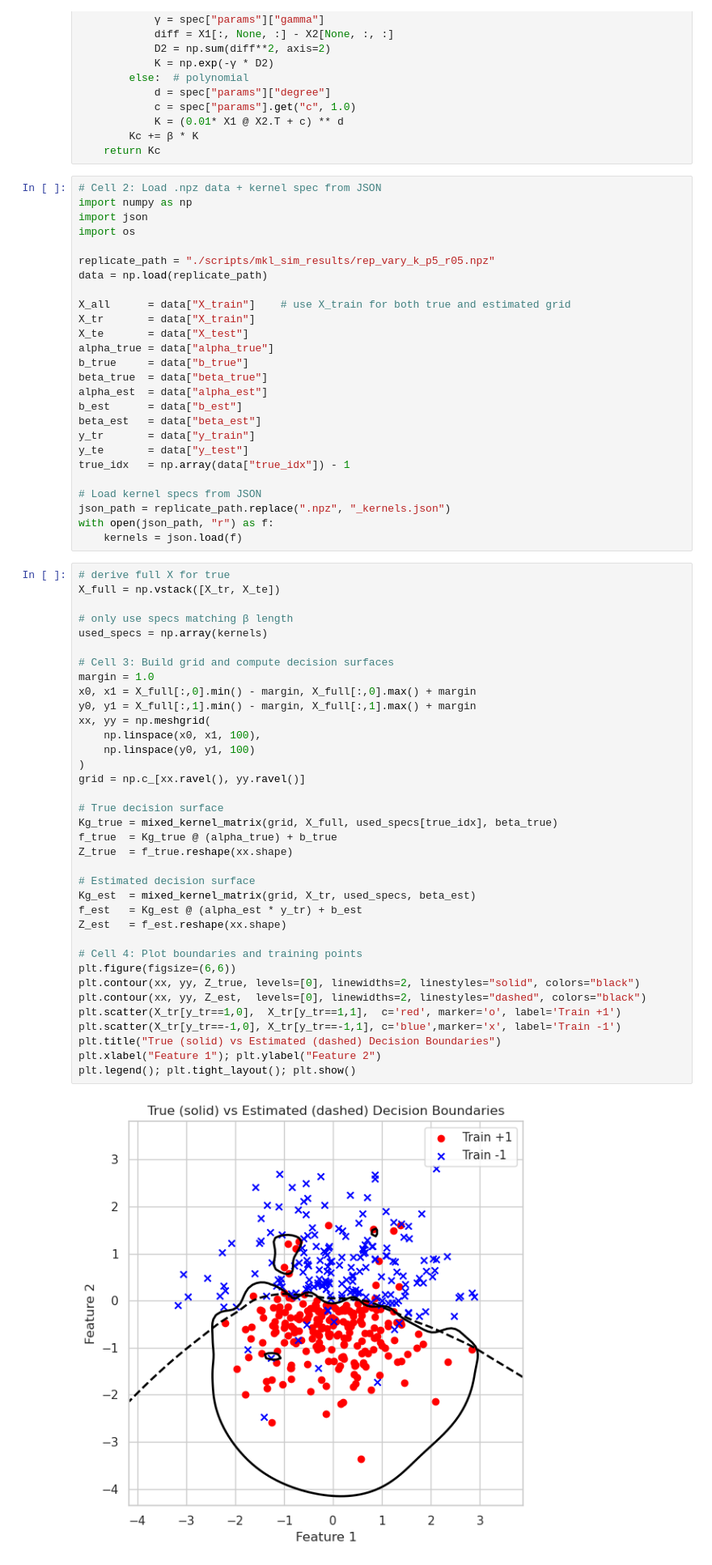
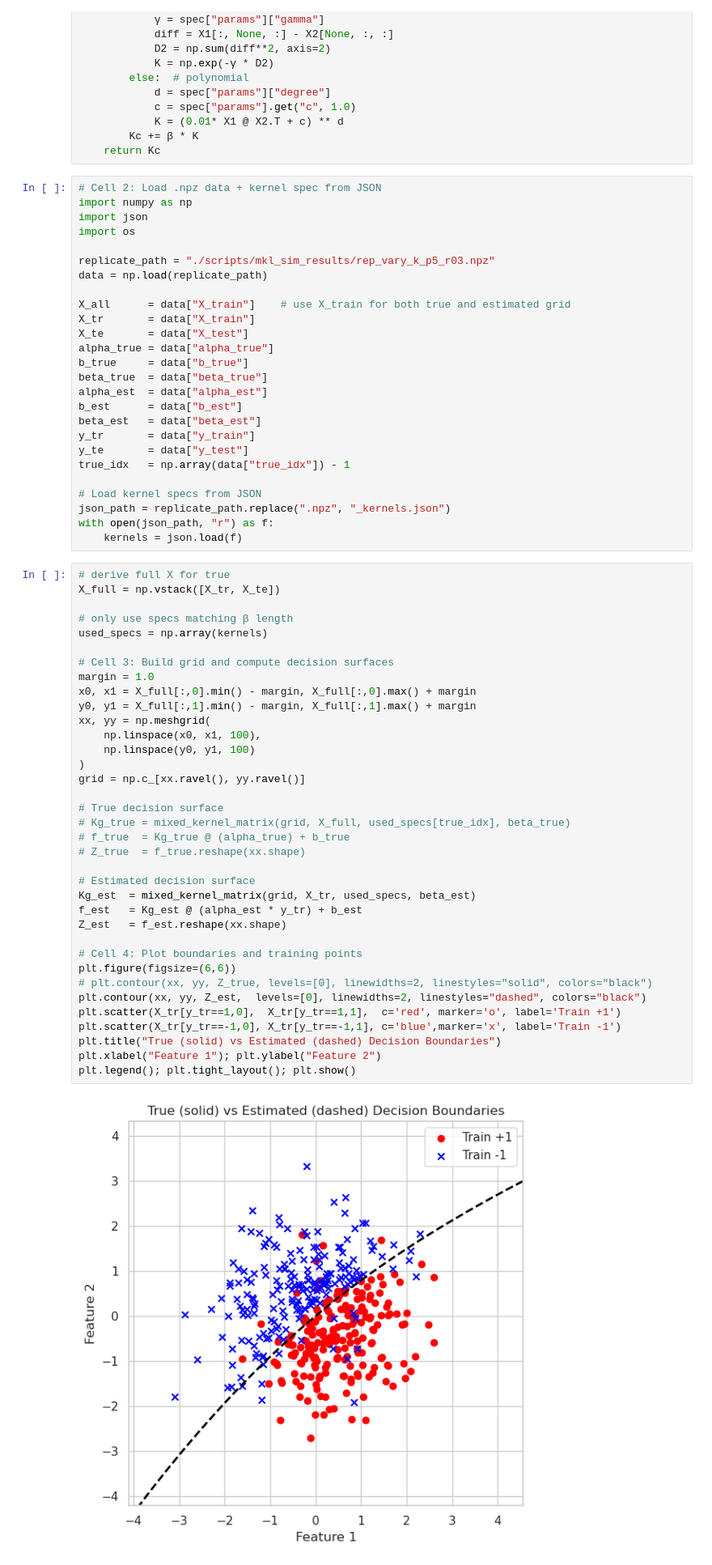
Before and after one commit to iglesiascaio/SparseMKL, a Jupyter notebook: notebooks/analyse_results_synthetic.ipynb, the cells around one changed output. Shown at 81% size. Saved outputs shown, nothing was run; the diff lists cells and outputs as text.

```diff
--- a/notebooks/analyse_results_synthetic.ipynb
+++ b/notebooks/analyse_results_synthetic.ipynb
@@ -225,7 +269,7 @@ import numpy as np
 import json
 import os
 
-replicate_path = "./scripts/mkl_sim_results/rep_vary_k_p5_r05.npz"
+replicate_path = "./scripts/mkl_sim_results/rep_vary_k_p5_r03.npz"
 data = np.load(replicate_path)
 
 X_all      = data["X_train"]    # use X_train for both true and estimated grid
@@ -251,36 +295,36 @@ X_full = np.vstack([X_tr, X_te])
 
 # only use specs matching β length
 used_specs = np.array(kernels)
 
 # Cell 3: Build grid and compute decision surfaces
 margin = 1.0
 x0, x1 = X_full[:,0].min() - margin, X_full[:,0].max() + margin
 y0, y1 = X_full[:,1].min() - margin, X_full[:,1].max() + margin
 xx, yy = np.meshgrid(
     np.linspace(x0, x1, 100),
     np.linspace(y0, y1, 100)
 )
 grid = np.c_[xx.ravel(), yy.ravel()]
 
 # True decision surface
-Kg_true = mixed_kernel_matrix(grid, X_full, used_specs[true_idx], beta_true)
-f_true  = Kg_true @ (alpha_true) + b_true
-Z_true  = f_true.reshape(xx.shape)
+# Kg_true = mixed_kernel_matrix(grid, X_full, used_specs[true_idx], beta_true)
+# f_true  = Kg_true @ (alpha_true) + b_true
+# Z_true  = f_true.reshape(xx.shape)
 
 # Estimated decision surface
 Kg_est  = mixed_kernel_matrix(grid, X_tr, used_specs, beta_est)
 f_est   = Kg_est @ (alpha_est * y_tr) + b_est
 Z_est   = f_est.reshape(xx.shape)
 
 # Cell 4: Plot boundaries and training points
 plt.figure(figsize=(6,6))
-plt.contour(xx, yy, Z_true, levels=[0], linewidths=2, linestyles="solid", colors="black")
+# plt.contour(xx, yy, Z_true, levels=[0], linewidths=2, linestyles="solid", colors="black")
 plt.contour(xx, yy, Z_est,  levels=[0], linewidths=2, linestyles="dashed", colors="black")
 plt.scatter(X_tr[y_tr==1,0],  X_tr[y_tr==1,1],  c='red', marker='o', label='Train +1')
 plt.scatter(X_tr[y_tr==-1,0], X_tr[y_tr==-1,1], c='blue',marker='x', label='Train -1')
 plt.title("True (solid) vs Estimated (dashed) Decision Boundaries")
 plt.xlabel("Feature 1"); plt.ylabel("Feature 2")
 plt.legend(); plt.tight_layout(); plt.show()
 # %% [output]
-[figure, old version]
+[figure, new version]
 # %% [markdown]
```
Also changed, not shown: parts of 6 cells of this notebook, 1 other file.
